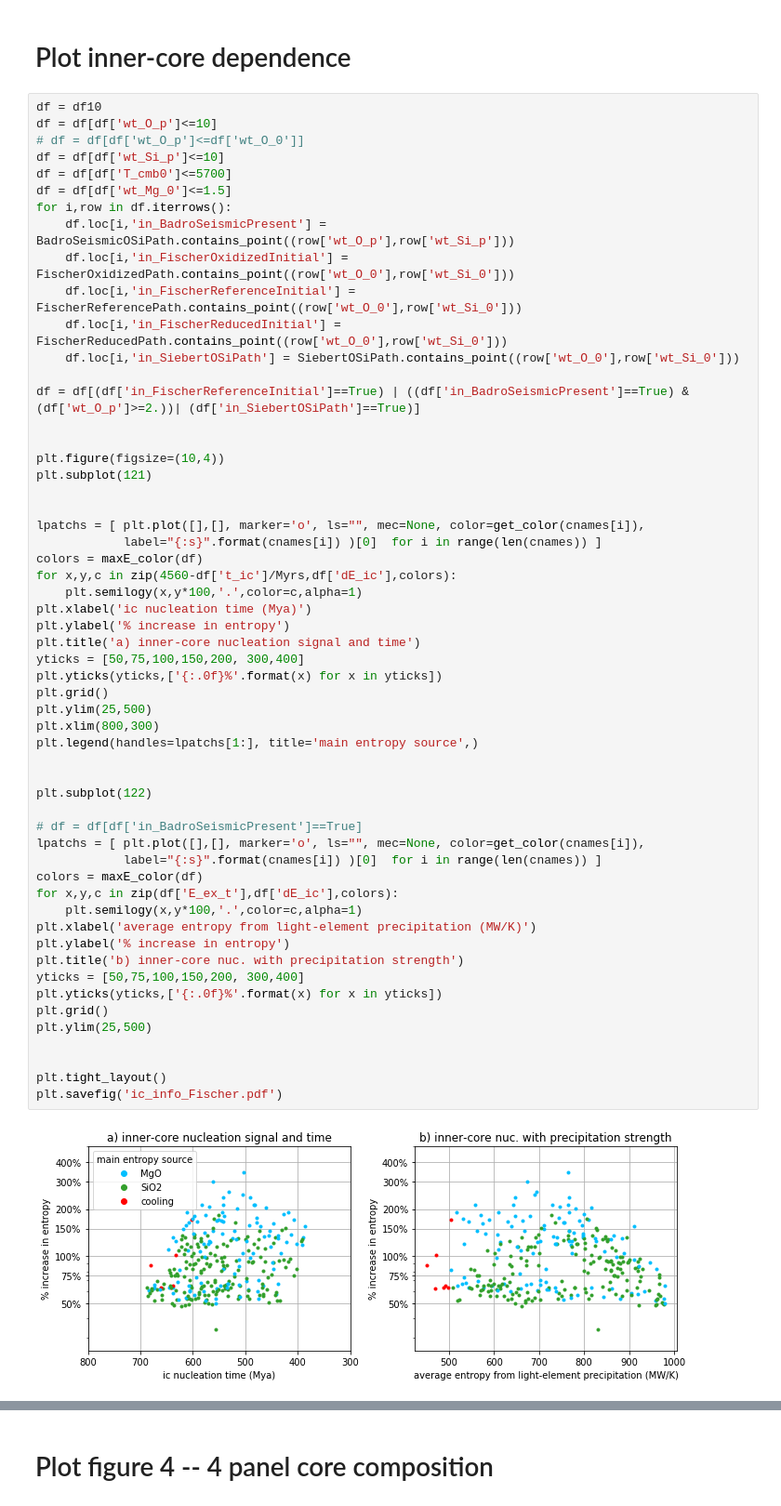
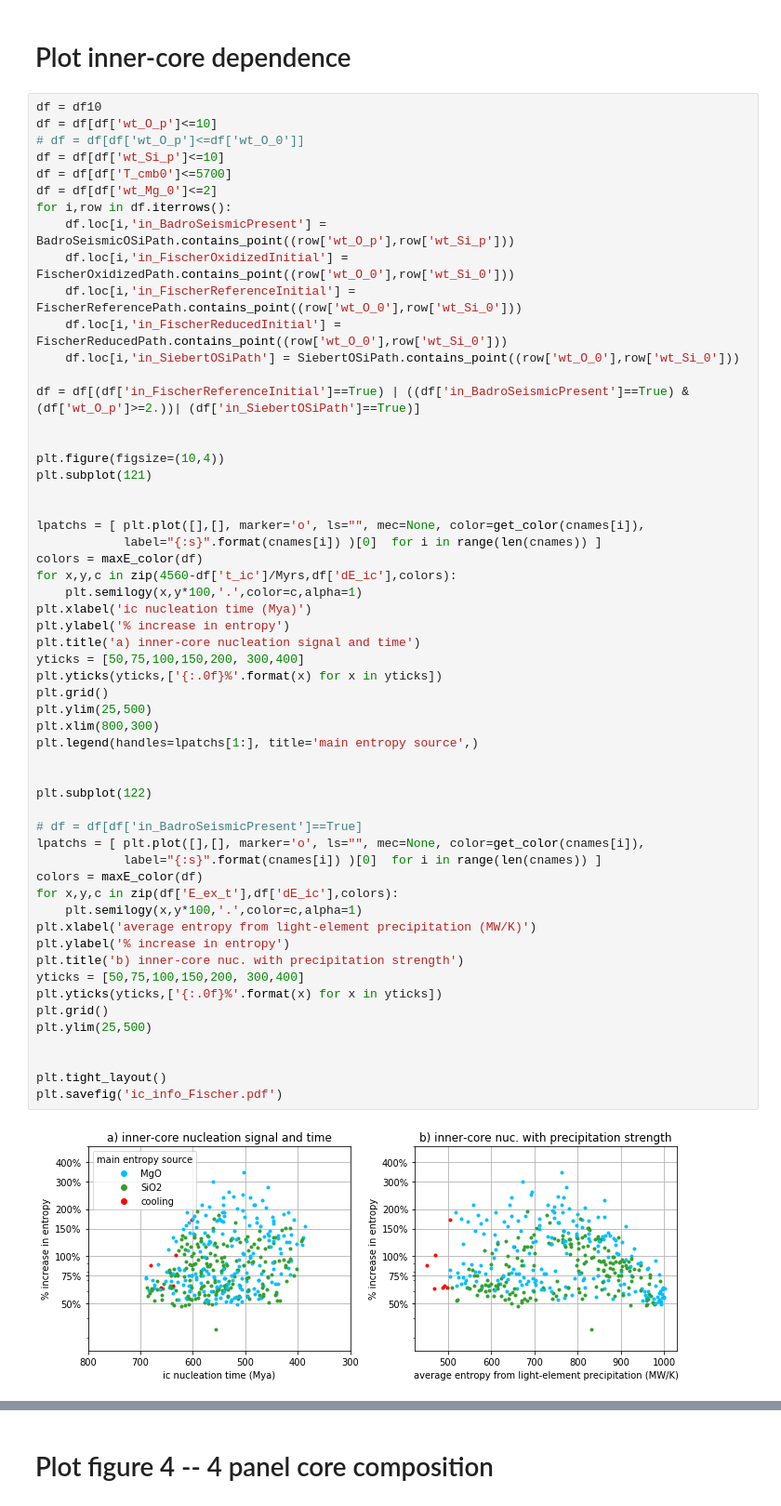
Before and after one commit to nknezek/MgSi-Exsolution, a Jupyter notebook: figures_new/plot final Fischer Plots.ipynb, the cells around one changed output, grey strips where cells are left out. Shown at 93% size. Drawn from its saved outputs; the diff is of its cells as text.

```diff
--- a/figures_new/plot final Fischer Plots.ipynb
+++ b/figures_new/plot final Fischer Plots.ipynb
@@ -154,7 +154,7 @@ df = df[df['wt_O_p']<=10]
 # df = df[df['wt_O_p']<=df['wt_O_0']]
 df = df[df['wt_Si_p']<=10]
 df = df[df['T_cmb0']<=5700]
-df = df[df['wt_Mg_0']<=1.5]
+df = df[df['wt_Mg_0']<=2]
 for i,row in df.iterrows():
     df.loc[i,'in_BadroSeismicPresent'] = BadroSeismicOSiPath.contains_point((row['wt_O_p'],row['wt_Si_p']))
     df.loc[i,'in_FischerOxidizedInitial'] = FischerOxidizedPath.contains_point((row['wt_O_0'],row['wt_Si_0']))
@@ -178,31 +178,31 @@ plt.xlabel('ic nucleation time (Mya)')
 plt.ylabel('% increase in entropy')
 plt.title('a) inner-core nucleation signal and time')
 yticks = [50,75,100,150,200, 300,400]
 plt.yticks(yticks,['{:.0f}%'.format(x) for x in yticks])
 plt.grid()
 plt.ylim(25,500)
 plt.xlim(800,300)
 plt.legend(handles=lpatchs[1:], title='main entropy source',)
 
 
 plt.subplot(122)
 
 # df = df[df['in_BadroSeismicPresent']==True]
 lpatchs = [ plt.plot([],[], marker='o', ls="", mec=None, color=get_color(cnames[i]),
             label="{:s}".format(cnames[i]) )[0]  for i in range(len(cnames)) ]
 colors = maxE_color(df)
 for x,y,c in zip(df['E_ex_t'],df['dE_ic'],colors):
     plt.semilogy(x,y*100,'.',color=c,alpha=1)
 plt.xlabel('average entropy from light-element precipitation (MW/K)')
 plt.ylabel('% increase in entropy')
 plt.title('b) inner-core nuc. with precipitation strength')
 yticks = [50,75,100,150,200, 300,400]
 plt.yticks(yticks,['{:.0f}%'.format(x) for x in yticks])
 plt.grid()
 plt.ylim(25,500)
 
 
 plt.tight_layout()
 plt.savefig('ic_info_Fischer.pdf')
 # %% [output]
-[figure, old version]
+[figure, new version]
```
Also changed, not shown: parts of 14 cells of this notebook, 2 other files.
